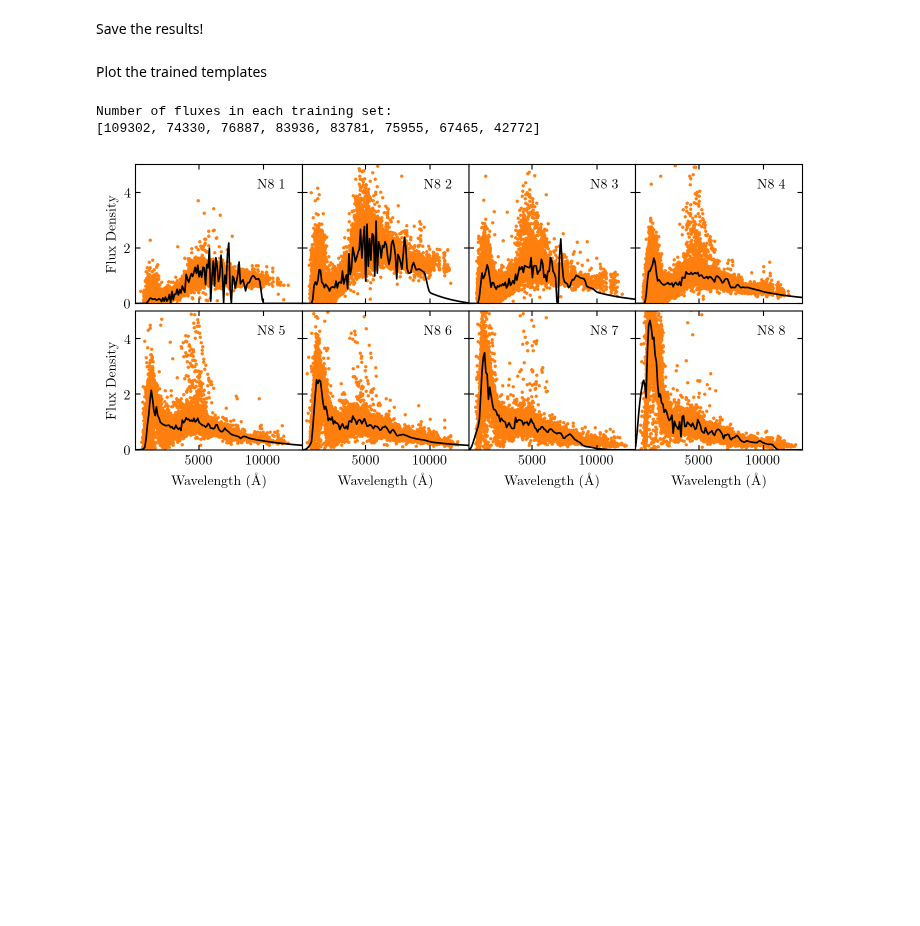
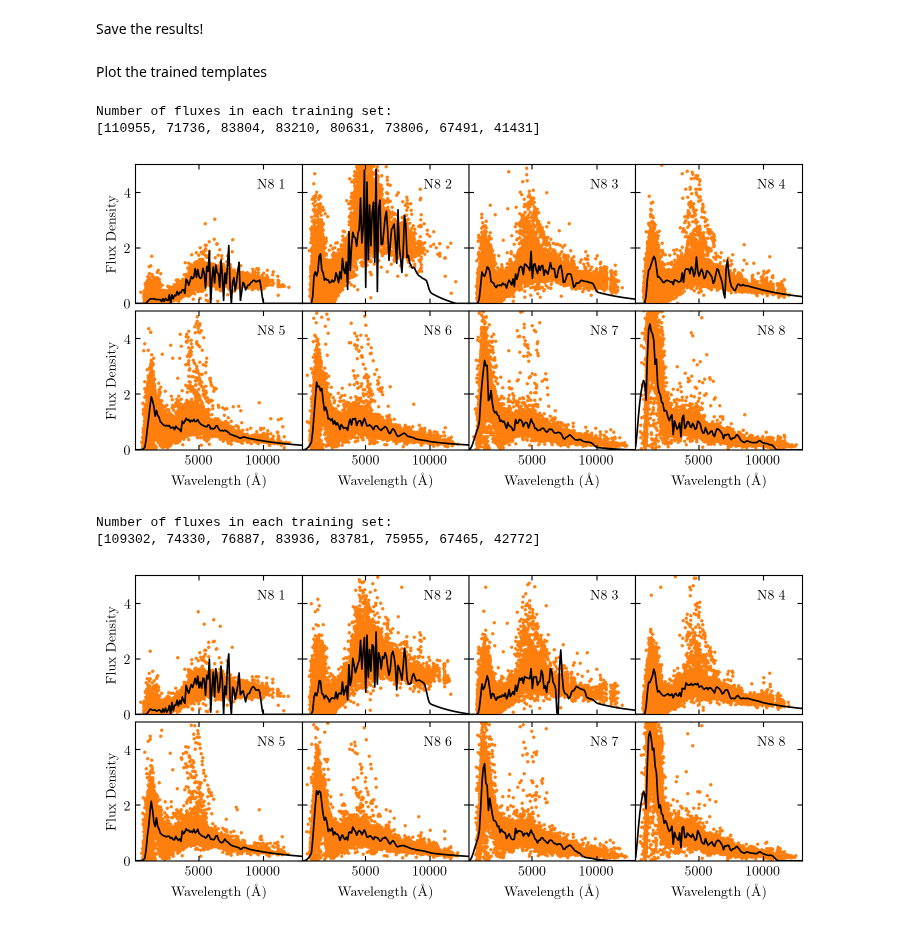
Before and after one commit to dirac-institute/photoz_template_learning, a Jupyter notebook: training_N8.ipynb, the cells around one changed output. Drawn from its saved outputs; the diff is of its cells as text; code cells hidden in the pictures; blank space fills up the shorter version.

```diff
--- a/training_N8.ipynb
+++ b/training_N8.ipynb
@@ -124,7 +124,7 @@ Wall time: 31min 2s
 # %% [markdown]
 Save the results!
 # %%
-"""for template in trained_templates:
+for template in trained_templates:
     file = open('templates/'+template+'.sed','w')
     x = copy.copy(trained_templates[template].wavelen)
     y = copy.copy(trained_templates[template].flambda)
@@ -133,27 +133,52 @@ Save the results!
     ynew = np.interp(xnew,x,y)
     for i in range(len(xnew)):
         file.write("{0:<10.2f}{1:<10.4f}\n".format(xnew[i],ynew[i]))
-    file.close()"""
+    file.close()
 # %% [markdown]
 Plot the trained templates
 # %%
-# Load the trained templates from files if you didn't run the training algorithm
+"""# Load the trained templates from files if you didn't run the training algorithm
 trained_templates = dict()
 for template in naive_templates:
     x,y = np.loadtxt('templates/'+template+'.sed',unpack=True)
     trained_templates[template] = Sed(x,y)
 
-final_sets = create_training_sets(trained_templates, galaxies, bandpass_dict)
+final_sets = create_training_sets(trained_templates, galaxies, bandpass_dict)"""
-# %%
-# Load the trained templates from files if you didn't run the training algorithm
-trained_templates = dict()
-for i in range(8):
-    file = 'N8_'+str(i+1)
-    name = 'N8 '+str(i+1)
-    x,y = np.loadtxt('templates/'+file+'.sed',unpack=True)
-    trained_templates[name] = Sed(x,y)
-
-#final_sets = create_training_sets(trained_templates, galaxies, bandpass_dict)
+# %%
+ncols = 4
+nrows = int(N/ncols+0.5)
+fig, axes = plt.subplots(nrows,ncols,sharex='all',sharey='row',figsize=(twocol,twocol*nrows/ncols*0.95))
+
+print("Number of fluxes in each training set:")
+print([len(i) for i in final_sets.values()])
+
+for i,ax in enumerate(axes.flatten()):
+
+    wavelen = [row[0] for row in final_sets["N8_"+str(i+1)]]
+    fluxes  = [row[1] for row in final_sets["N8_"+str(i+1)]]
+    ax.scatter(wavelen, fluxes, s=2, c="C1")
+
+    template = trained_templates["N8_"+str(i+1)]
+    ax.plot(template.wavelen, template.flambda, c="k")
+
+    ax.text(0.9,0.9,"N8 "+str(i+1),transform=ax.transAxes,ha="right",va="top")
+
+    ax.set_xlim(100,13000)
+    ax.set_ylim(0,5)
+
+for ax in axes[-1,:]:
+    ax.set_xlabel('Wavelength ($\mathrm{\AA}$)')
+for ax in axes[:,0]:
+    ax.set_ylabel('Flux Density')
+
+fig.tight_layout(pad=0.5, h_pad=0, w_pad=0)
+plt.show()
+
+#fig.savefig('plots/N8_trained.png')
+# %% [output]
+Number of fluxes in each training set:
+[110955, 71736, 83804, 83210, 80631, 73806, 67491, 41431]
+[figure, added]
 # %%
 ncols = 4
 nrows = int(N/ncols+0.5)
```
Also changed, not shown: parts of 3 cells of this notebook, 15 other files.
